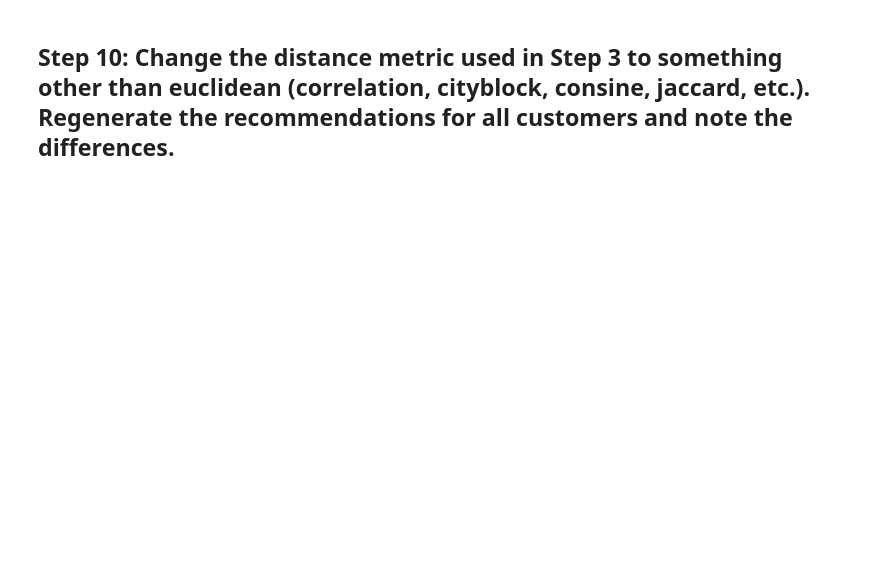
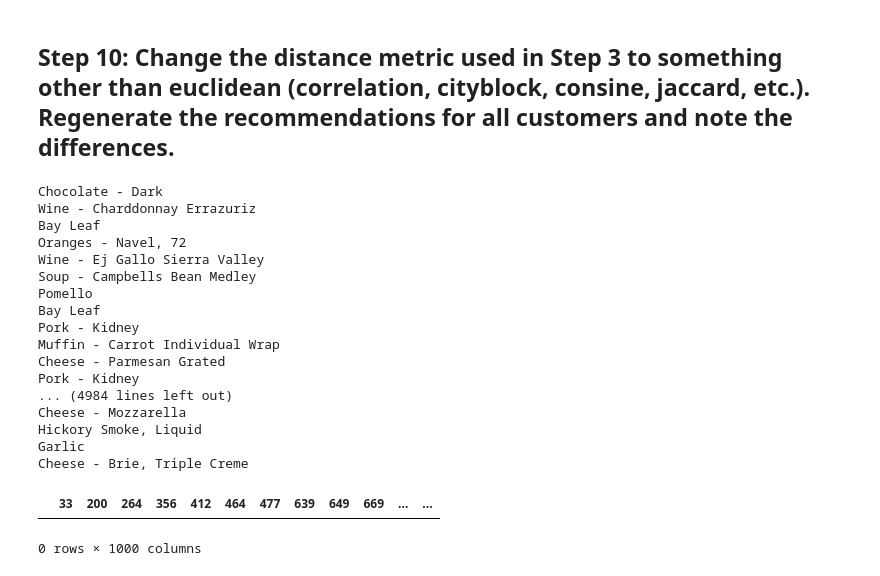
Before and after one commit to ta-data-mexpt/lab-intro-recommender-systems, a Jupyter notebook: your-code/main.ipynb, the cells around one changed output. Drawn from its saved outputs; the diff is of its cells as text; code cells hidden in the pictures; blank space fills up the shorter version.

```diff
--- a/your-code/main.ipynb
+++ b/your-code/main.ipynb
@@ -223,2 +229,30 @@ recommendations
 # %% [markdown]
 ## Step 10: Change the distance metric used in Step 3 to something other than euclidean (correlation, cityblock, consine, jaccard, etc.). Regenerate the recommendations for all customers and note the differences.
+# %%
+distances = pd.DataFrame(1/(1 + squareform(pdist(product_by_customer_matrix.T, 'correlation'))), index=product_by_customer_matrix.columns, columns=product_by_customer_matrix.columns)
+
+for client in product_by_customer_matrix.columns:
+    recommendation(client)
+
+recommendations = pd.DataFrame(recommendations)
+recommendations
+# %% [output]
+Chocolate - Dark
+Wine - Charddonnay Errazuriz
+Bay Leaf
+Oranges - Navel, 72
+Wine - Ej Gallo Sierra Valley
+Soup - Campbells Bean Medley
+Pomello
+Bay Leaf
+Pork - Kidney
+Muffin - Carrot Individual Wrap
+Cheese - Parmesan Grated
+Pork - Kidney
+... (4984 lines left out)
+Cheese - Mozzarella
+Hickory Smoke, Liquid
+Garlic
+Cheese - Brie, Triple Creme
+|  | 33 | 200 | 264 | 356 | 412 | 464 | 477 | 639 | 649 | 669 | ... | ... |
+0 rows × 1000 columns
```
Also changed, not shown: parts of 1 cell of this notebook.
